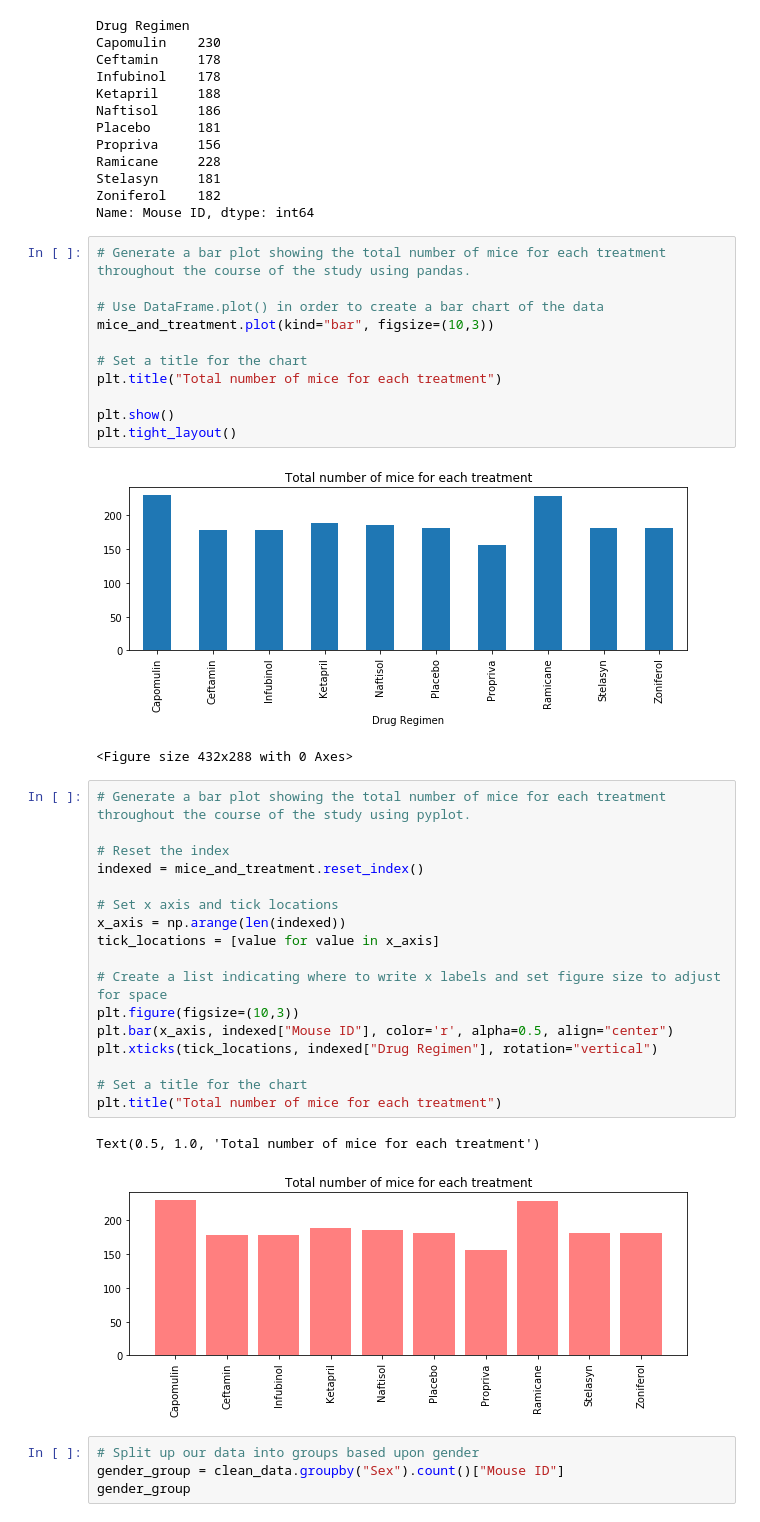
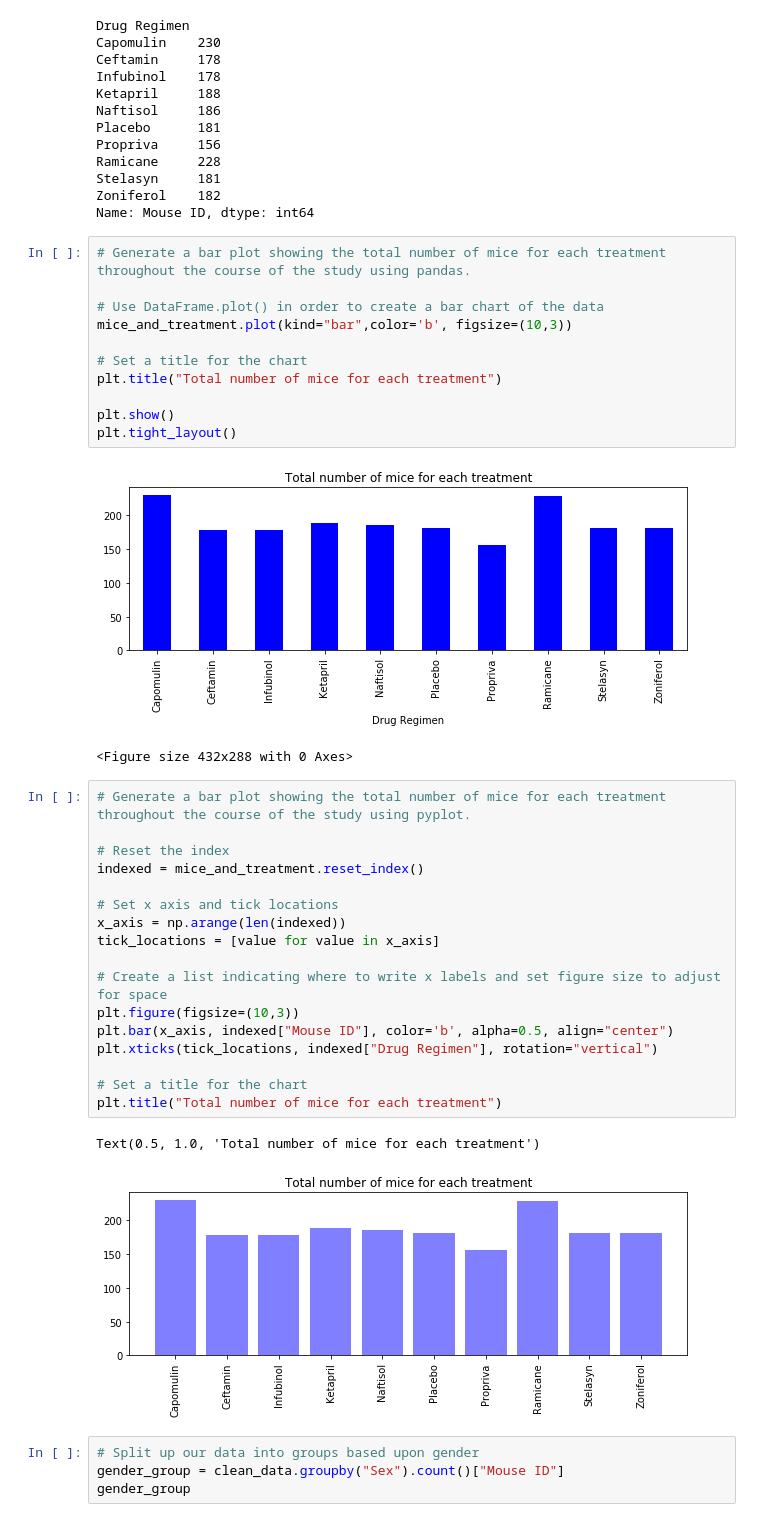
Before and after one commit to SakiSugio/Matplotlib, a Jupyter notebook: pymaceuticals.ipynb, the cells around one changed output. Drawn from its saved outputs; the diff is of its cells as text.

```diff
--- a/pymaceuticals.ipynb
+++ b/pymaceuticals.ipynb
@@ -119,7 +120,7 @@ Name: Mouse ID, dtype: int64
 # Generate a bar plot showing the total number of mice for each treatment throughout the course of the study using pandas.
 
 # Use DataFrame.plot() in order to create a bar chart of the data
-mice_and_treatment.plot(kind="bar", figsize=(10,3))
+mice_and_treatment.plot(kind="bar",color='b', figsize=(10,3))
 
 # Set a title for the chart
 plt.title("Total number of mice for each treatment")
@@ -127,28 +128,28 @@ plt.title("Total number of mice for each treatment")
 plt.show()
 plt.tight_layout()
 # %% [output]
-[figure, old version]
+[figure, new version]
 <Figure size 432x288 with 0 Axes>
 # %%
 # Generate a bar plot showing the total number of mice for each treatment throughout the course of the study using pyplot.
 
 # Reset the index
 indexed = mice_and_treatment.reset_index()
 
 # Set x axis and tick locations
 x_axis = np.arange(len(indexed))
 tick_locations = [value for value in x_axis]
 
 # Create a list indicating where to write x labels and set figure size to adjust for space
 plt.figure(figsize=(10,3))
-plt.bar(x_axis, indexed["Mouse ID"], color='r', alpha=0.5, align="center")
+plt.bar(x_axis, indexed["Mouse ID"], color='b', alpha=0.5, align="center")
 plt.xticks(tick_locations, indexed["Drug Regimen"], rotation="vertical")
 
 # Set a title for the chart
 plt.title("Total number of mice for each treatment")
 # %% [output]
 Text(0.5, 1.0, 'Total number of mice for each treatment')
-[figure, old version]
+[figure, new version]
 # %%
 # Split up our data into groups based upon gender
 gender_group = clean_data.groupby("Sex").count()["Mouse ID"]
```
Also changed, not shown: parts of 4 cells of this notebook.
